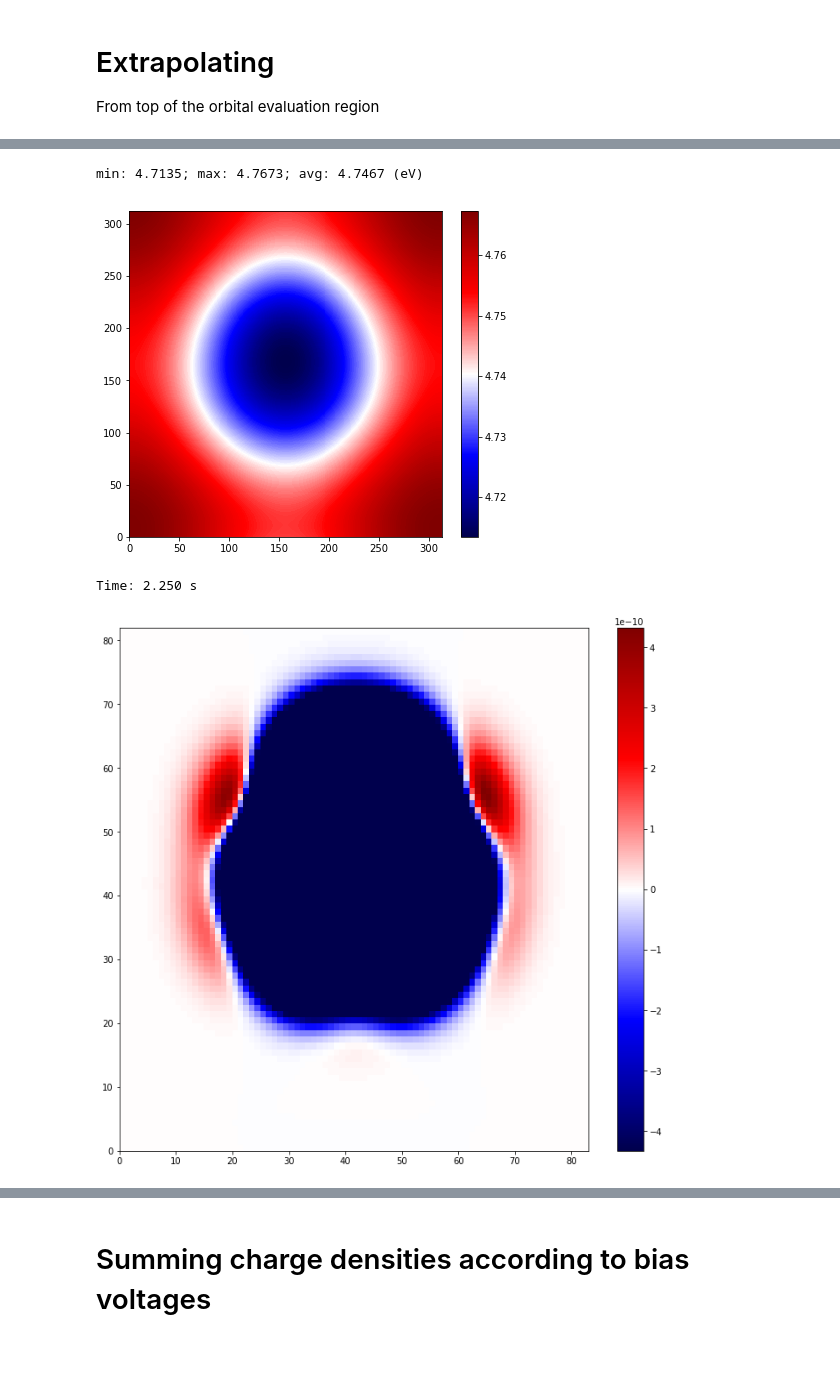
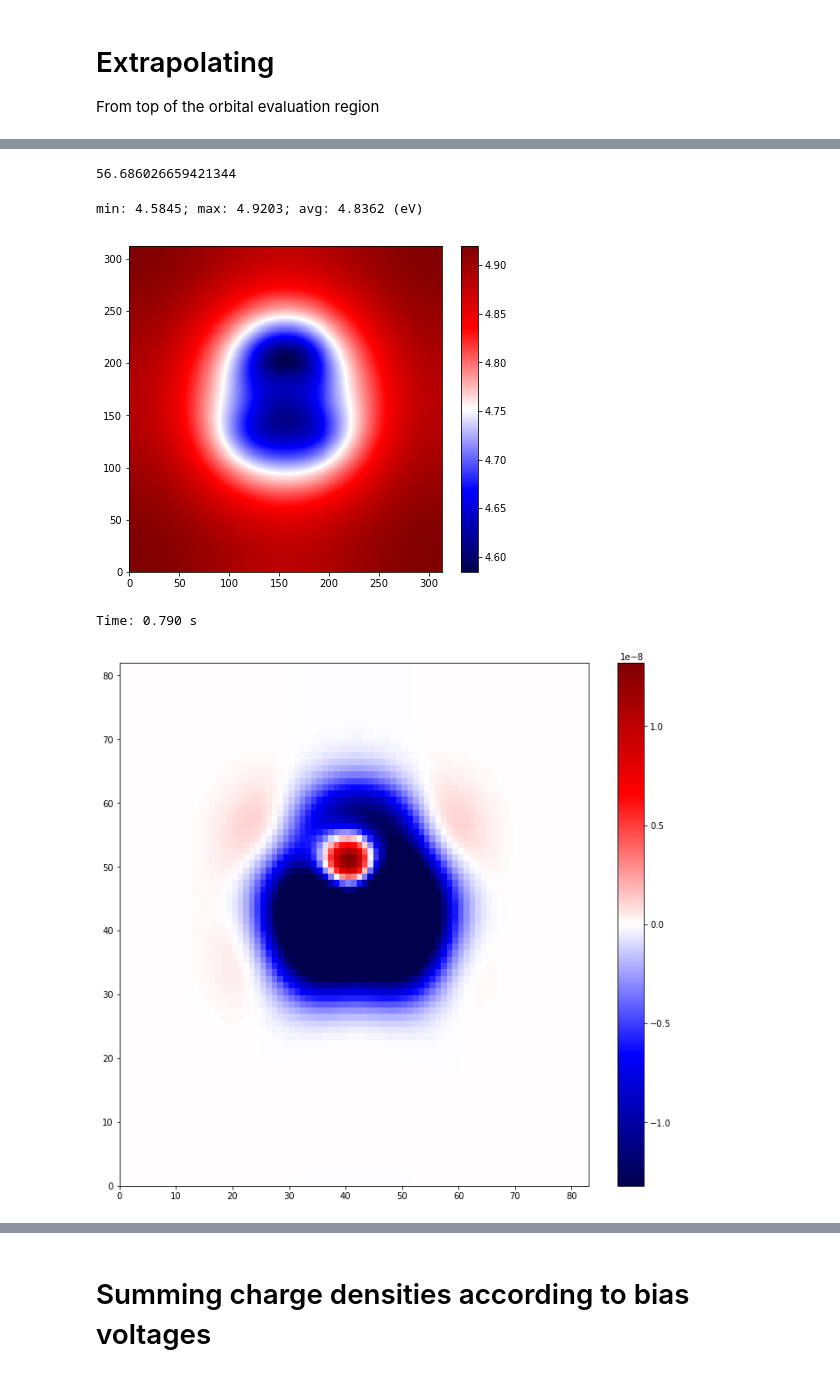
Before and after one commit to nanotech-empa/cp2k-spm-tools, a Jupyter notebook: stm_sts_with_morb_evaluation_in_box.ipynb, the cells around one changed output, grey strips where cells are left out. Cells and saved outputs as stored; diff of their text form; code cells hidden in the pictures.

```diff
--- a/stm_sts_with_morb_evaluation_in_box.ipynb
+++ b/stm_sts_with_morb_evaluation_in_box.ipynb
@@ -30,7 +30,7 @@ import cp2k_utilities as cu
 #file_restart = folder + "PROJ-RESTART.wfn"
 #file_hartree = folder + "PROJ-HART-v_hartree-1_0.cube"
 
-folder = "/home/kristjan/sshfs/daint_scratch/cp2k_prec_9agnr/"
+folder = "/home/kristjan/local_work/precursor_9agnr/"
 file_cp2k_inp = folder + "cp2k.inp"
 file_cp2k_out = folder + "cp2k.out"
 file_basis_set = folder + "BR"
@@ -278,0 +152,4 @@ plt.show()
+# %%
+data_file = "/home/kristjan/local_work/precursor_9agnr/morb_grid.npz"
+npzfile = np.load(data_file)
+npzfile.files
@@ -278,0 +158,11 @@ plt.show()
+# %%
+morb_grids = npzfile['morb_grids']
+morb_energies = npzfile['morb_energies']
+dv = npzfile['dv']
+z_arr = npzfile['z_arr']
+elim = npzfile['elim']
+ref_energy = npzfile['ref_energy']
+
+z_top = z_arr[-1]
+eval_reg_size_n = np.shape(morb_grids[0])
+eval_reg_size = dv * eval_reg_size_n
@@ -285,19 +207,23 @@ extent = 8.0 # angstroms
+# %%
+z_top
+# %% [output]
+56.686026659421344
 # %%
 hart_plane_index = int(np.round(z_top/ang_2_bohr/hart_cell[2, 2]*np.shape(hart_cube)[2]))
-hart_plane = hart_cube[:, :, plane_index] - ref_energy/hart_2_ev
+hart_plane = hart_cube[:, :, hart_plane_index] - ref_energy/hart_2_ev
 
 print("min: %.4f; max: %.4f; avg: %.4f (eV)" % (np.min(hart_plane)*hart_2_ev,
                                                 np.max(hart_plane)*hart_2_ev,
                                                 np.mean(hart_plane)*hart_2_ev))
 
 fig_size = 6
 plt.figure(figsize=(fig_size*hart_plane.shape[0]/hart_plane.shape[1]+1.0, fig_size))
 plt.pcolormesh(hart_plane.T*hart_2_ev, cmap='seismic')
 plt.colorbar()
 plt.show()
 # %% [output]
-min: 4.7135; max: 4.7673; avg: 4.7467 (eV)
+min: 4.5845; max: 4.9203; avg: 4.8362 (eV)
-[figure, old version]
+[figure, new version]
 # %%
 def extrapolate_morbs(morb_grids, morb_energies, dv, extent, hart_plane, use_weighted_avg=True):
     # NB: everything in hartree units!
@@ -344,4 +270,4 @@ def extrapolate_morbs(morb_grids, morb_energies, dv, extent, hart_plane, use_wei
 # %%
 extrap_morbs = extrapolate_morbs(morb_grids, morb_energies, dv, extent, hart_plane, use_weighted_avg=True)
 # %% [output]
-Time: 2.250 s
+Time: 0.790 s
@@ -348,16 +279,15 @@ Time: 2.250 s
 # %%
-height = 6.5
+height = 7.0
 
-top_atom_z = np.max(at_positions[:, 2])
-plane_z = top_atom_z + height*ang_2_bohr
+plane_z = height*ang_2_bohr
 
-plane_index = int(np.round((plane_z - z_top)/dv[2]))
+plane_index = int(np.round((plane_z - total_z_arr[0])/dv[2]))
 
 plt.figure(figsize=(12, int(eval_reg_size[1]/eval_reg_size[0]*12)))
-plot_data = extrap_morbs[i_homo-8][:, :, plane_index].T
+plot_data = total_morb_grids[i_homo-8][:, :, plane_index].T
 max_val = np.max(plot_data)
 plt.pcolormesh(plot_data, vmax=max_val, vmin=-max_val, cmap='seismic')
 plt.colorbar()
 plt.show()
 # %% [output]
-[figure, old version]
+[figure, new version]
```
Also changed, not shown: parts of 25 cells of this notebook, 8 other files.
